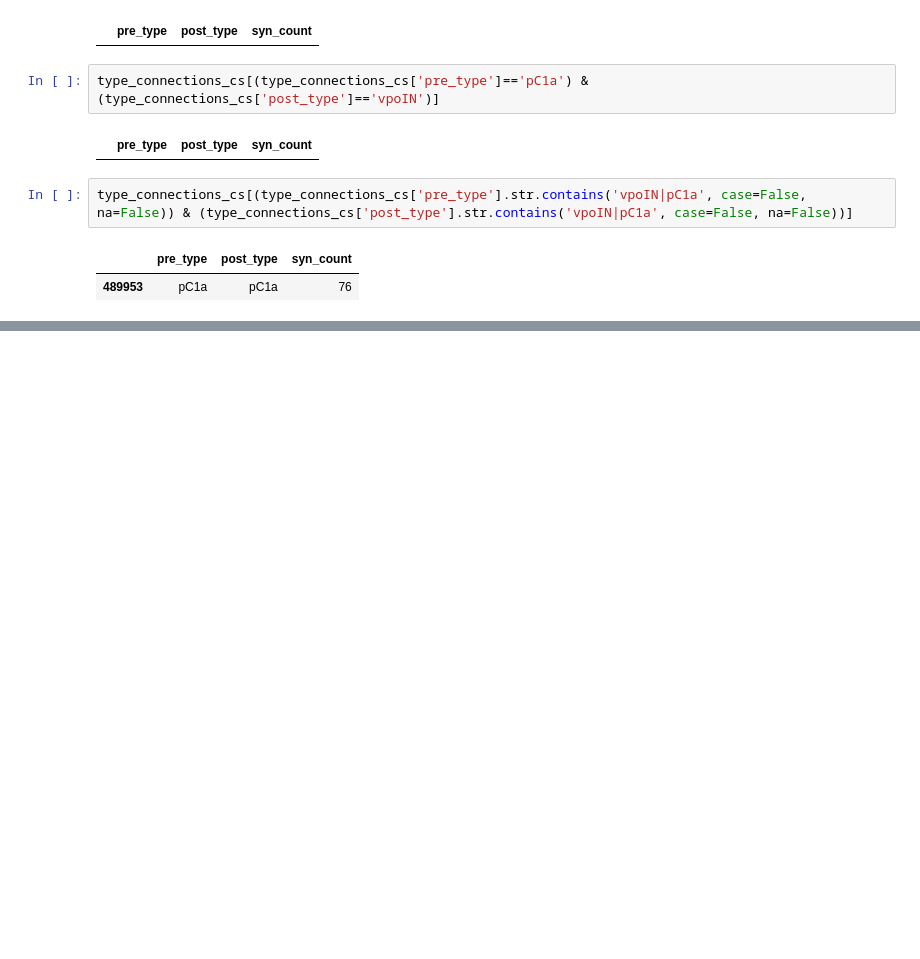
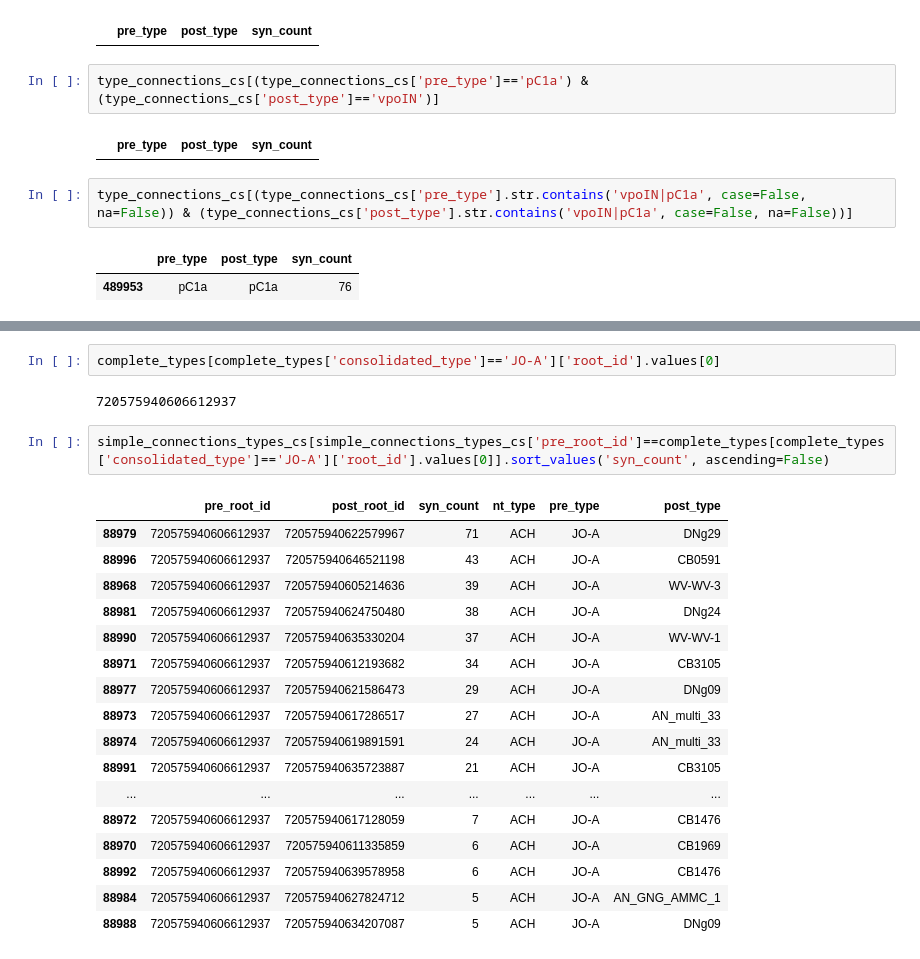
Before and after one commit to Gutierrez-lab/auditory-analysis, a Jupyter notebook: preliminary_analyses.ipynb, the cells around one changed output, grey strips where cells are left out. Drawn from its saved outputs; the diff is of its cells as text; blank space fills up the shorter version.

```diff
--- a/preliminary_analyses.ipynb
+++ b/preliminary_analyses.ipynb
@@ -1106,0 +1210,24 @@ type_connections_cs[(type_connections_cs['pre_type'].str.contains('vpoIN|pC1a',
+# %%
+complete_types[complete_types['consolidated_type']=='JO-A']['root_id'].values[0]
+# %% [output]
+720575940606612937
+# %%
+simple_connections_types_cs[simple_connections_types_cs['pre_root_id']==complete_types[complete_types['consolidated_type']=='JO-A']['root_id'].values[0]].sort_values('syn_count', ascending=False)
+# %% [output]
+|  | pre_root_id | post_root_id | syn_count | nt_type | pre_type | post_type |
+| 88979 | 720575940606612937 | 720575940622579967 | 71 | ACH | JO-A | DNg29 |
+| 88996 | 720575940606612937 | 720575940646521198 | 43 | ACH | JO-A | CB0591 |
+| 88968 | 720575940606612937 | 720575940605214636 | 39 | ACH | JO-A | WV-WV-3 |
+| 88981 | 720575940606612937 | 720575940624750480 | 38 | ACH | JO-A | DNg24 |
+| 88990 | 720575940606612937 | 720575940635330204 | 37 | ACH | JO-A | WV-WV-1 |
+| 88971 | 720575940606612937 | 720575940612193682 | 34 | ACH | JO-A | CB3105 |
+| 88977 | 720575940606612937 | 720575940621586473 | 29 | ACH | JO-A | DNg09 |
+| 88973 | 720575940606612937 | 720575940617286517 | 27 | ACH | JO-A | AN_multi_33 |
+| 88974 | 720575940606612937 | 720575940619891591 | 24 | ACH | JO-A | AN_multi_33 |
+| 88991 | 720575940606612937 | 720575940635723887 | 21 | ACH | JO-A | CB3105 |
+| ... | ... | ... | ... | ... | ... | ... |
+| 88972 | 720575940606612937 | 720575940617128059 | 7 | ACH | JO-A | CB1476 |
+| 88970 | 720575940606612937 | 720575940611335859 | 6 | ACH | JO-A | CB1969 |
+| 88992 | 720575940606612937 | 720575940639578958 | 6 | ACH | JO-A | CB1476 |
+| 88984 | 720575940606612937 | 720575940627824712 | 5 | ACH | JO-A | AN_GNG_AMMC_1 |
+| 88988 | 720575940606612937 | 720575940634207087 | 5 | ACH | JO-A | DNg09 |
```
Also changed, not shown: parts of 10 cells of this notebook, 1 other file.
